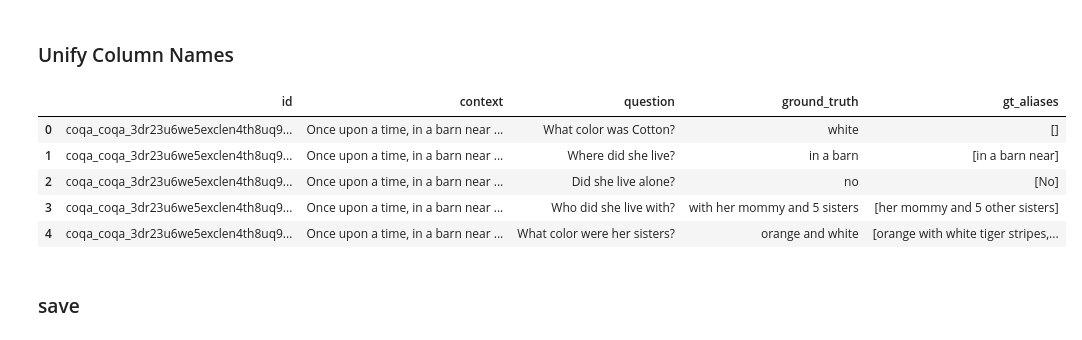
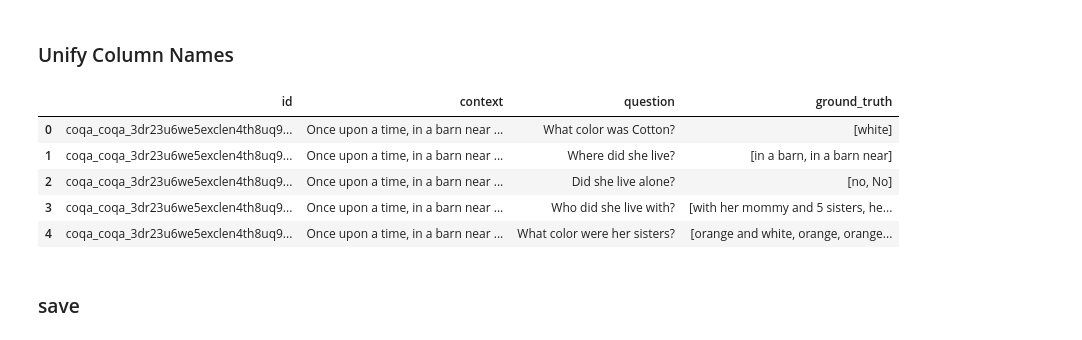
Before and after one commit to qiweijian/HDInstruct, a Jupyter notebook: notebooks/create_dataset.ipynb, the cells around one changed output. Cells and saved outputs as stored; diff of their text form; code cells hidden in the pictures.

```diff
--- a/notebooks/create_dataset.ipynb
+++ b/notebooks/create_dataset.ipynb
@@ -10,6 +14,6 @@ import json
 # %%
-# download https://nlp.stanford.edu/data/coqa/coqa-dev-v1.0.json to ./data
-coqa_df = pd.DataFrame.from_dict(json.load(open('./data/coqa-dev-v1.0.json'))['data'])
+# download https://nlp.stanford.edu/data/coqa/coqa-dev-v1.0.json to ./data/raw
+coqa_df = pd.DataFrame.from_dict(json.load(open('./data/raw/coqa-dev-v1.0.json'))['data'])
 coqa_df.head()
 # %% [output]
 |  | source | id | filename | story | questions | answers | additional_answers | name |
@@ -70,23 +74,22 @@ new_coqa_df.head()
 # %%
 def unify_column_names(row):
     # 将列名统一为小写
     return {
         'id': f"coqa_{row['id']}",
         'context': row['story'],
         'question': row['question'],
-        'ground_truth': row['answer'],
-        'gt_aliases': row['additional_answers']
+        'ground_truth': [row['answer']] + row['additional_answers']
     }
 
 unified_coqa_df = new_coqa_df.apply(unify_column_names, axis=1, result_type='expand')
 unified_coqa_df.head()
 # %% [output]
-|  | id | context | question | ground_truth | gt_aliases |
-| 0 | coqa_coqa_3dr23u6we5exclen4th8uq9... | Once upon a time, in a barn near ... | What color was Cotton? | white | [] |
-| 1 | coqa_coqa_3dr23u6we5exclen4th8uq9... | Once upon a time, in a barn near ... | Where did she live? | in a barn | [in a barn near] |
-| 2 | coqa_coqa_3dr23u6we5exclen4th8uq9... | Once upon a time, in a barn near ... | Did she live alone? | no | [No] |
-| 3 | coqa_coqa_3dr23u6we5exclen4th8uq9... | Once upon a time, in a barn near ... | Who did she live with? | with her mommy and 5 sisters | [her mommy and 5 other sisters] |
-| 4 | coqa_coqa_3dr23u6we5exclen4th8uq9... | Once upon a time, in a barn near ... | What color were her sisters? | orange and white | [orange with white tiger stripes,... |
+|  | id | context | question | ground_truth |
+| 0 | coqa_coqa_3dr23u6we5exclen4th8uq9... | Once upon a time, in a barn near ... | What color was Cotton? | [white] |
+| 1 | coqa_coqa_3dr23u6we5exclen4th8uq9... | Once upon a time, in a barn near ... | Where did she live? | [in a barn, in a barn near] |
+| 2 | coqa_coqa_3dr23u6we5exclen4th8uq9... | Once upon a time, in a barn near ... | Did she live alone? | [no, No] |
+| 3 | coqa_coqa_3dr23u6we5exclen4th8uq9... | Once upon a time, in a barn near ... | Who did she live with? | [with her mommy and 5 sisters, he... |
+| 4 | coqa_coqa_3dr23u6we5exclen4th8uq9... | Once upon a time, in a barn near ... | What color were her sisters? | [orange and white, orange, orange... |
 # %% [markdown]
 ### save
 # %%
```
Also changed, not shown: parts of 25 cells of this notebook.
